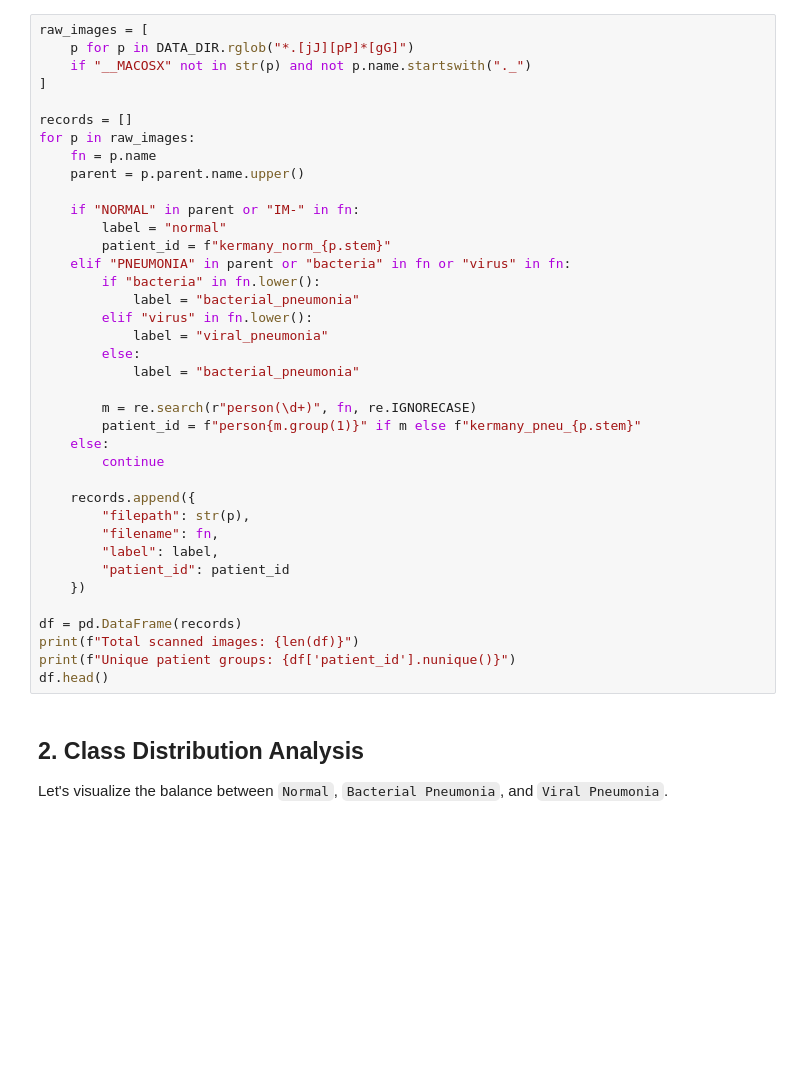
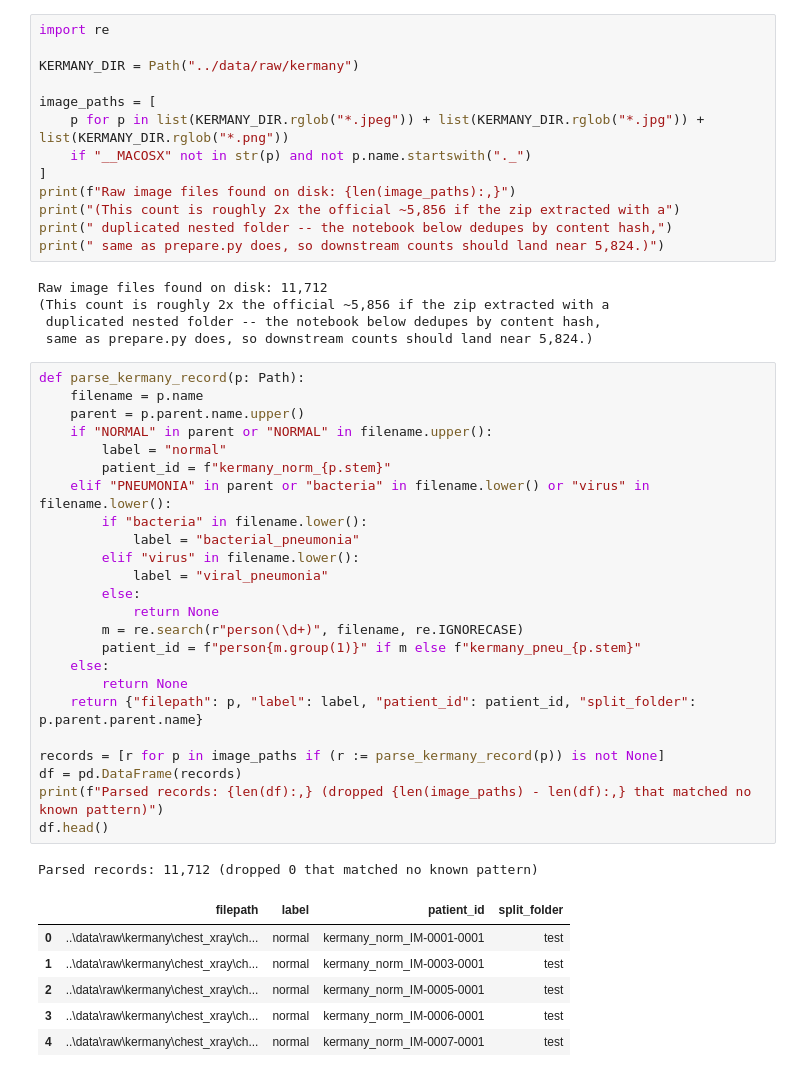
Before and after one commit to Cheesenoice/chest-xray-cdss, a Jupyter notebook: notebooks/01_eda_kermany.ipynb, the cells around one changed output. Drawn from its saved outputs; the diff is of its cells as text; blank space fills up the shorter version.

```diff
--- a/notebooks/01_eda_kermany.ipynb
+++ b/notebooks/01_eda_kermany.ipynb
@@ -40,42 +95,50 @@ We scan all `.jpeg` images, exclude macOS metadata (`__MACOSX` / `._*`), and par
+# %%
+import re
+
+KERMANY_DIR = Path("../data/raw/kermany")
+
+image_paths = [
+    p for p in list(KERMANY_DIR.rglob("*.jpeg")) + list(KERMANY_DIR.rglob("*.jpg")) + list(KERMANY_DIR.rglob("*.png"))
+    if "__MACOSX" not in str(p) and not p.name.startswith("._")
+]
+print(f"Raw image files found on disk: {len(image_paths):,}")
+print("(This count is roughly 2x the official ~5,856 if the zip extracted with a")
+print(" duplicated nested folder -- the notebook below dedupes by content hash,")
+print(" same as prepare.py does, so downstream counts should land near 5,824.)")
+# %% [output]
+Raw image files found on disk: 11,712
+(This count is roughly 2x the official ~5,856 if the zip extracted with a
+ duplicated nested folder -- the notebook below dedupes by content hash,
+ same as prepare.py does, so downstream counts should land near 5,824.)
 # %%
-raw_images = [
-    p for p in DATA_DIR.rglob("*.[jJ][pP]*[gG]")
-    if "__MACOSX" not in str(p) and not p.name.startswith("._")
-]
-
-records = []
-for p in raw_images:
-    fn = p.name
+def parse_kermany_record(p: Path):
+    filename = p.name
     parent = p.parent.name.upper()
-
-    if "NORMAL" in parent or "IM-" in fn:
+    if "NORMAL" in parent or "NORMAL" in filename.upper():
         label = "normal"
         patient_id = f"kermany_norm_{p.stem}"
-    elif "PNEUMONIA" in parent or "bacteria" in fn or "virus" in fn:
-        if "bacteria" in fn.lower():
+    elif "PNEUMONIA" in parent or "bacteria" in filename.lower() or "virus" in filename.lower():
+        if "bacteria" in filename.lower():
             label = "bacterial_pneumonia"
-        elif "virus" in fn.lower():
+        elif "virus" in filename.lower():
             label = "viral_pneumonia"
         else:
-            label = "bacterial_pneumonia"
-
-        m = re.search(r"person(\d+)", fn, re.IGNORECASE)
+            return None
+        m = re.search(r"person(\d+)", filename, re.IGNORECASE)
         patient_id = f"person{m.group(1)}" if m else f"kermany_pneu_{p.stem}"
     else:
-        continue
+        return None
+    return {"filepath": p, "label": label, "patient_id": patient_id, "split_folder": p.parent.parent.name}
 
-    records.append({
-        "filepath": str(p),
-        "filename": fn,
-        "label": label,
-        "patient_id": patient_id
-    })
-
+records = [r for p in image_paths if (r := parse_kermany_record(p)) is not None]
 df = pd.DataFrame(records)
-print(f"Total scanned images: {len(df)}")
-print(f"Unique patient groups: {df['patient_id'].nunique()}")
+print(f"Parsed records: {len(df):,} (dropped {len(image_paths) - len(df):,} that matched no known pattern)")
 df.head()
+# %% [output]
+Parsed records: 11,712 (dropped 0 that matched no known pattern)
+|  | filepath | label | patient_id | split_folder |
+| 0 | ..\data\raw\kermany\chest_xray\ch... | normal | kermany_norm_IM-0001-0001 | test |
+| 1 | ..\data\raw\kermany\chest_xray\ch... | normal | kermany_norm_IM-0003-0001 | test |
+| 2 | ..\data\raw\kermany\chest_xray\ch... | normal | kermany_norm_IM-0005-0001 | test |
+| 3 | ..\data\raw\kermany\chest_xray\ch... | normal | kermany_norm_IM-0006-0001 | test |
+| 4 | ..\data\raw\kermany\chest_xray\ch... | normal | kermany_norm_IM-0007-0001 | test |
-# %% [markdown]
-## 2. Class Distribution Analysis
-
-Let's visualize the balance between `Normal`, `Bacterial Pneumonia`, and `Viral Pneumonia`.
```
Also changed, not shown: parts of 27 cells of this notebook, 43 other files.
